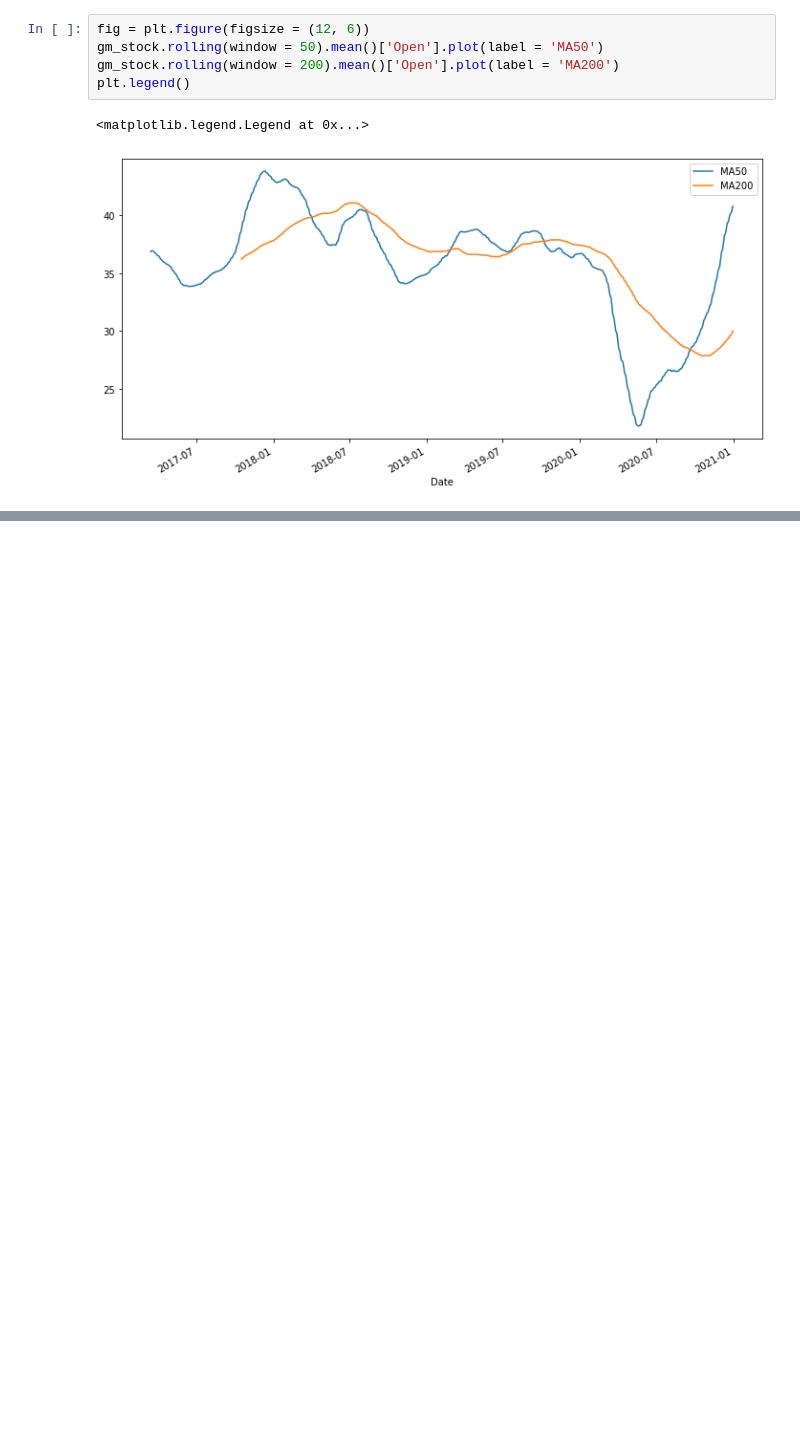
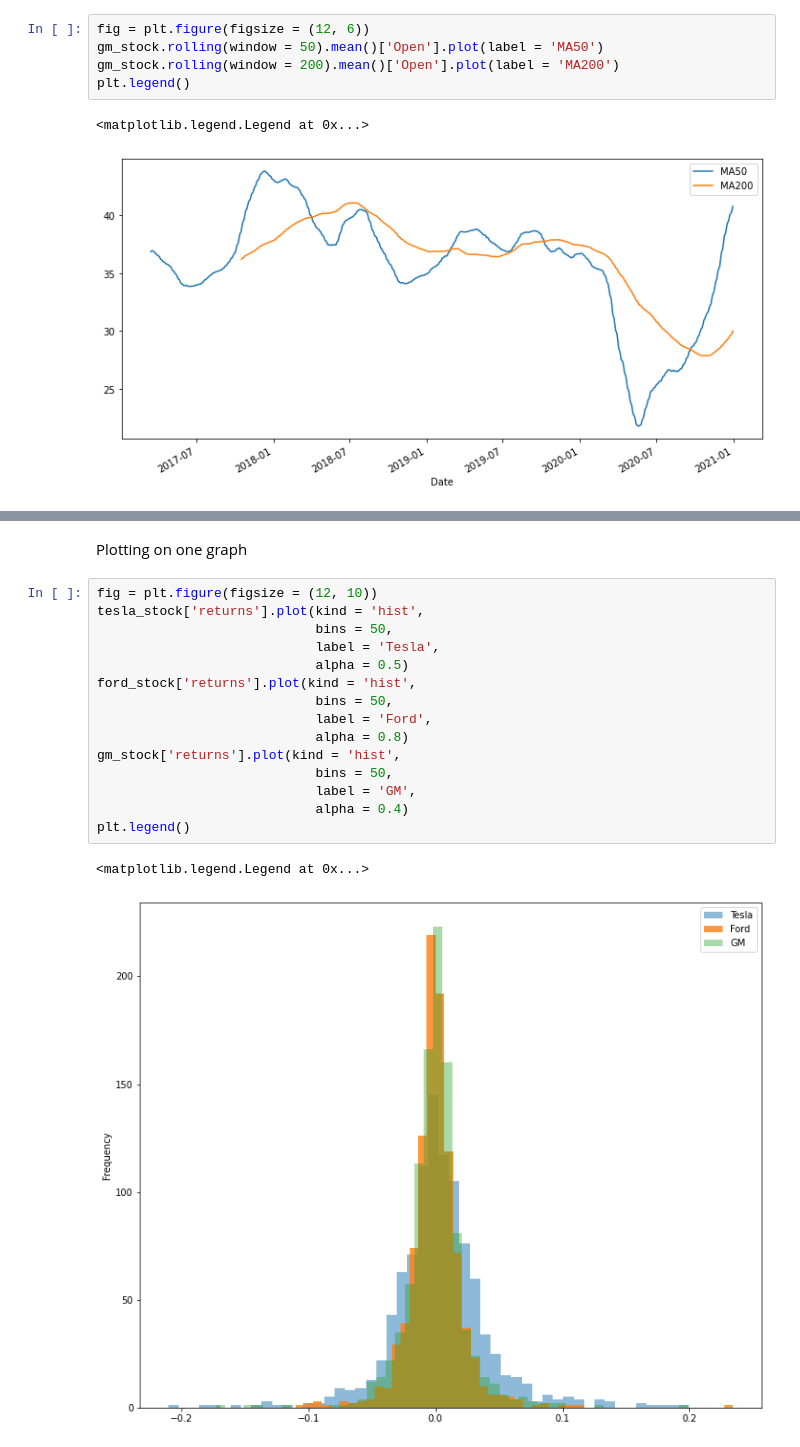
Before and after one commit to gaditi123/quant, a Jupyter notebook: Basic_Analysis(all).ipynb, the cells around one changed output, grey strips where cells are left out. Drawn from its saved outputs; the diff is of its cells as text; blank space fills up the shorter version.

```diff
--- a/Basic_Analysis(all).ipynb
+++ b/Basic_Analysis(all).ipynb
@@ -103,0 +161,20 @@ plt.legend()
+# %% [markdown]
+Plotting on one graph
+# %%
+fig = plt.figure(figsize = (12, 10))
+tesla_stock['returns'].plot(kind = 'hist',
+                            bins = 50,
+                            label = 'Tesla',
+                            alpha = 0.5)
+ford_stock['returns'].plot(kind = 'hist',
+                            bins = 50,
+                            label = 'Ford',
+                            alpha = 0.8)
+gm_stock['returns'].plot(kind = 'hist',
+                            bins = 50,
+                            label = 'GM',
+                            alpha = 0.4)
+plt.legend()
+# %% [output]
+<matplotlib.legend.Legend at 0x...>
+[figure, added]
```
Also changed, not shown: parts of 19 cells of this notebook.
